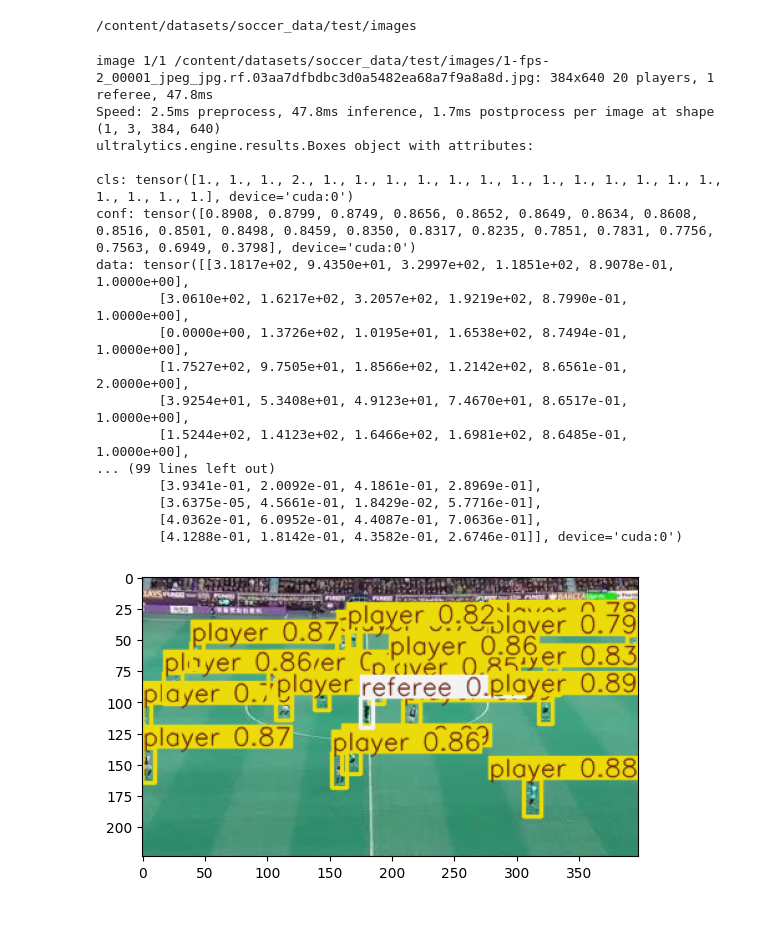
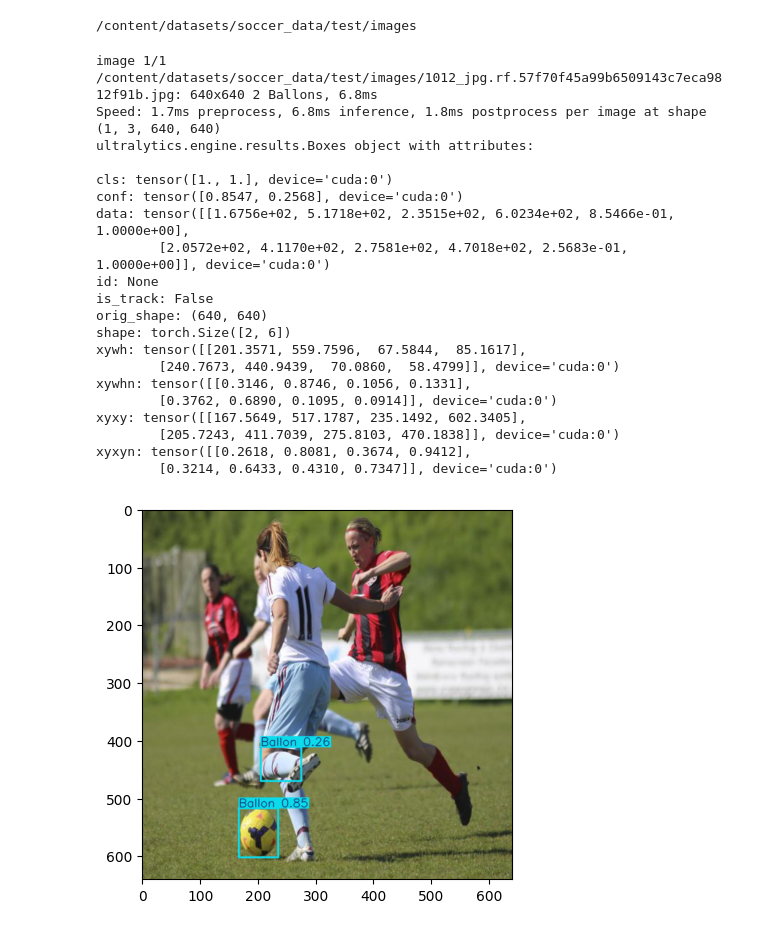
Before and after one commit to imguru-mooc/AI_VISION, a Jupyter notebook: 4_day/5.YOLOv8/YOLOv8.ipynb, the cells around one changed output. Cells and saved outputs as stored; diff of their text form; code cells hidden in the pictures.

```diff
--- a/4_day/5.YOLOv8/YOLOv8.ipynb
+++ b/4_day/5.YOLOv8/YOLOv8.ipynb
@@ -277,39 +251,44 @@ train_exp_num = 2
 # %%
 model = YOLO("/content/datasets/runs/detect/train/weights/best.pt")
 # %%
-results = model('/content/datasets/soccer_data/test/images/1-fps-2_00001_jpeg_jpg.rf.03aa7dfbdbc3d0a5482ea68a7f9a8a8d.jpg')
+results = model('/content/datasets/soccer_data/test/images/1012_jpg.rf.57f70f45a99b6509143c7eca9812f91b.jpg')
 print(results[0].boxes)
 # %% [output]
-image 1/1 /content/datasets/soccer_data/test/images/1-fps-2_00001_jpeg_jpg.rf.03aa7dfbdbc3d0a5482ea68a7f9a8a8d.jpg: 384x640 20 players, 1 referee, 47.8ms
-Speed: 2.5ms preprocess, 47.8ms inference, 1.7ms postprocess per image at shape (1, 3, 384, 640)
+image 1/1 /content/datasets/soccer_data/test/images/1012_jpg.rf.57f70f45a99b6509143c7eca9812f91b.jpg: 640x640 2 Ballons, 6.8ms
+Speed: 1.7ms preprocess, 6.8ms inference, 1.8ms postprocess per image at shape (1, 3, 640, 640)
 ultralytics.engine.results.Boxes object with attributes:
 
-cls: tensor([1., 1., 1., 2., 1., 1., 1., 1., 1., 1., 1., 1., 1., 1., 1., 1., 1., 1., 1., 1., 1.], device='cuda:0')
-conf: tensor([0.8908, 0.8799, 0.8749, 0.8656, 0.8652, 0.8649, 0.8634, 0.8608, 0.8516, 0.8501, 0.8498, 0.8459, 0.8350, 0.8317, 0.8235, 0.7851, 0.7831, 0.7756, 0.7563, 0.6949, 0.3798], device='cuda:0')
-data: tensor([[3.1817e+02, 9.4350e+01, 3.2997e+02, 1.1851e+02, 8.9078e-01, 1.0000e+00],
-        [3.0610e+02, 1.6217e+02, 3.2057e+02, 1.9219e+02, 8.7990e-01, 1.0000e+00],
-        [0.0000e+00, 1.3726e+02, 1.0195e+01, 1.6538e+02, 8.7494e-01, 1.0000e+00],
-        [1.7527e+02, 9.7505e+01, 1.8566e+02, 1.2142e+02, 8.6561e-01, 2.0000e+00],
-        [3.9254e+01, 5.3408e+01, 4.9123e+01, 7.4670e+01, 8.6517e-01, 1.0000e+00],
-        [1.5244e+02, 1.4123e+02, 1.6466e+02, 1.6981e+02, 8.6485e-01, 1.0000e+00],
-... (99 lines left out)
-        [3.9341e-01, 2.0092e-01, 4.1861e-01, 2.8969e-01],
-        [3.6375e-05, 4.5661e-01, 1.8429e-02, 5.7716e-01],
-        [4.0362e-01, 6.0952e-01, 4.4087e-01, 7.0636e-01],
-        [4.1288e-01, 1.8142e-01, 4.3582e-01, 2.6746e-01]], device='cuda:0')
+cls: tensor([1., 1.], device='cuda:0')
+conf: tensor([0.8547, 0.2568], device='cuda:0')
+data: tensor([[1.6756e+02, 5.1718e+02, 2.3515e+02, 6.0234e+02, 8.5466e-01, 1.0000e+00],
+        [2.0572e+02, 4.1170e+02, 2.7581e+02, 4.7018e+02, 2.5683e-01, 1.0000e+00]], device='cuda:0')
+id: None
+is_track: False
+orig_shape: (640, 640)
+shape: torch.Size([2, 6])
+xywh: tensor([[201.3571, 559.7596,  67.5844,  85.1617],
+        [240.7673, 440.9439,  70.0860,  58.4799]], device='cuda:0')
+xywhn: tensor([[0.3146, 0.8746, 0.1056, 0.1331],
+        [0.3762, 0.6890, 0.1095, 0.0914]], device='cuda:0')
+xyxy: tensor([[167.5649, 517.1787, 235.1492, 602.3405],
+        [205.7243, 411.7039, 275.8103, 470.1838]], device='cuda:0')
+xyxyn: tensor([[0.2618, 0.8081, 0.3674, 0.9412],
+        [0.3214, 0.6433, 0.4310, 0.7347]], device='cuda:0')
 # %%
 import matplotlib.pyplot as plt
 for result in results:
     boxes = result.boxes  # Boxes object for bounding box outputs
     # print(boxes)
 
     annotated_image = result.plot()
-
-    plt.imshow(annotated_image)
+    clone = annotated_image.copy()
+    # print(clone.shape)
+    clone = cv2.cvtColor(clone, cv2.COLOR_BGR2RGB)
+    plt.imshow(clone)
     plt.show()
     result.save(filename="result.jpg")  # save to disk
 # %% [output]
-[figure, old version]
+[figure, new version]
 # %%
 import cv2
 import matplotlib.pyplot as plt
```
Also changed, not shown: parts of 12 cells of this notebook.
